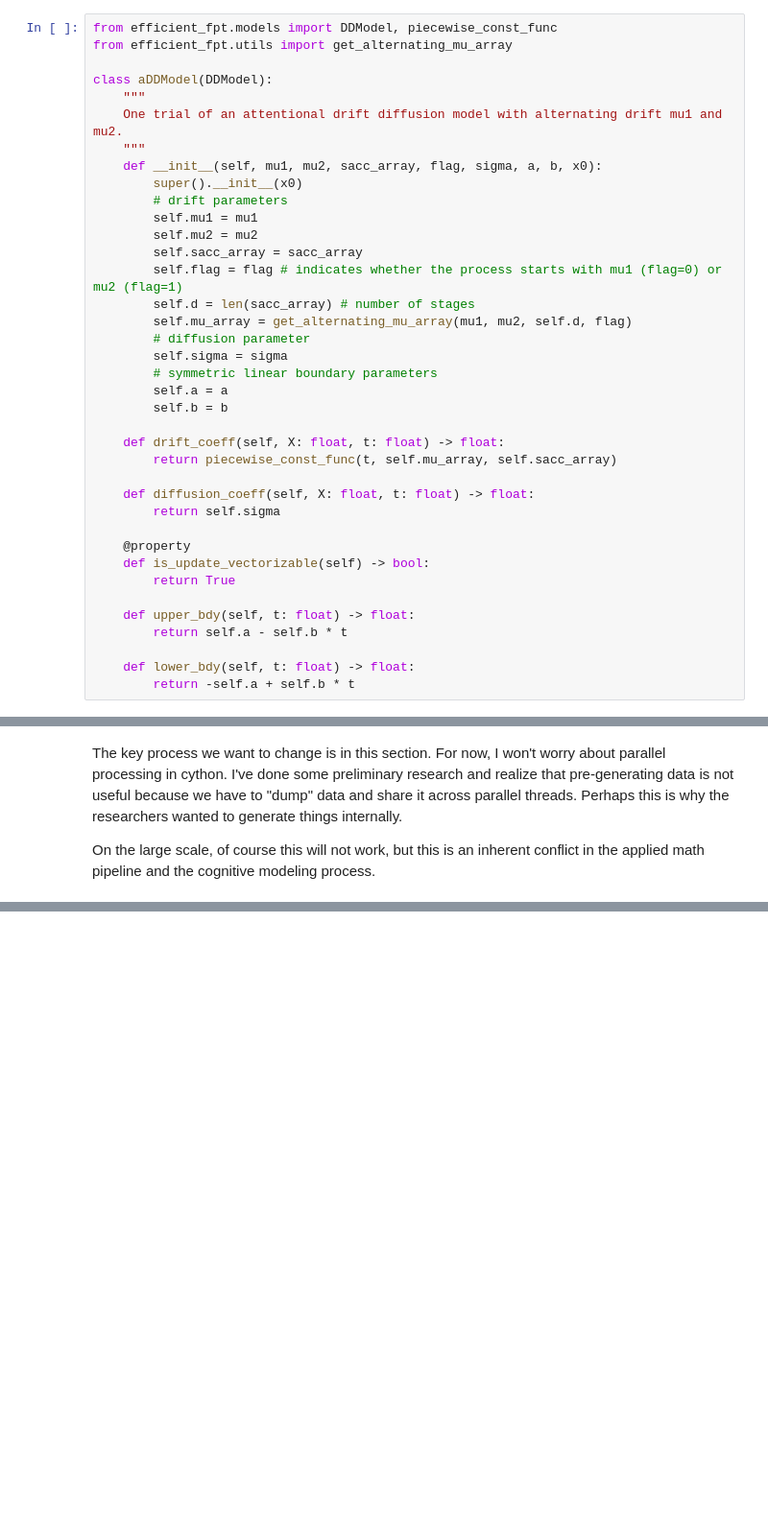
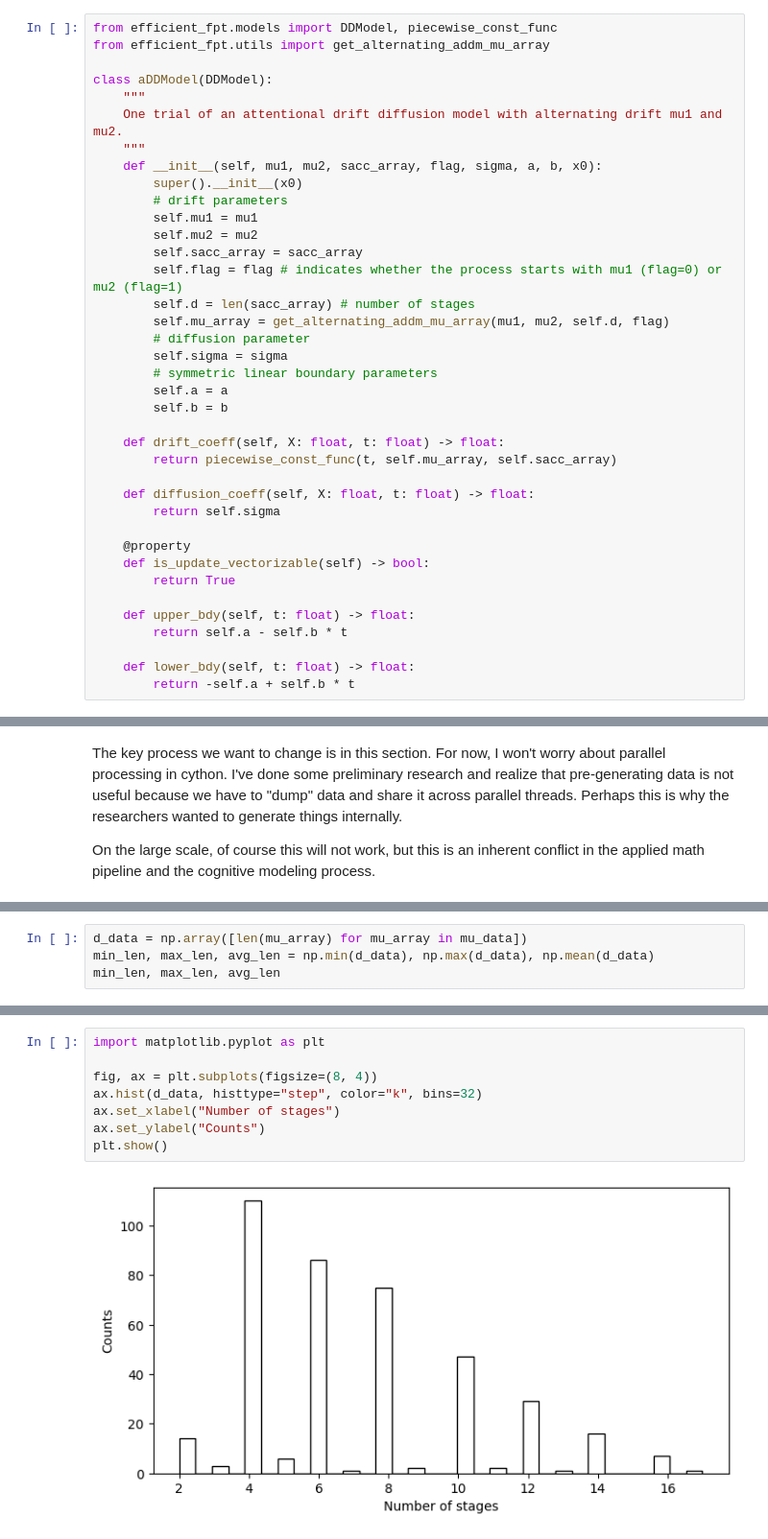
Before and after one commit to Hehesh/efficient-fpt, a Jupyter notebook: empirical_addm_gen_data.ipynb, the cells around one changed output, grey strips where cells are left out. Shown at 96% size. Saved outputs shown, nothing was run; the diff lists cells and outputs as text; blank space fills up the shorter version.

```diff
--- a/empirical_addm_gen_data.ipynb
+++ b/empirical_addm_gen_data.ipynb
@@ -133,7 +52,7 @@ df.loc[df['RT'] > 15000]
 ### Translating into efficient-fpt data generation
 # %%
 from efficient_fpt.models import DDModel, piecewise_const_func
-from efficient_fpt.utils import get_alternating_mu_array
+from efficient_fpt.utils import get_alternating_addm_mu_array
 
 class aDDModel(DDModel):
     """
@@ -147,7 +66,7 @@ class aDDModel(DDModel):
         self.sacc_array = sacc_array
         self.flag = flag # indicates whether the process starts with mu1 (flag=0) or mu2 (flag=1)
         self.d = len(sacc_array) # number of stages
-        self.mu_array = get_alternating_mu_array(mu1, mu2, self.d, flag)
+        self.mu_array = get_alternating_addm_mu_array(mu1, mu2, self.d, flag)
         # diffusion parameter
         self.sigma = sigma
         # symmetric linear boundary parameters
@@ -253,0 +222,4 @@ NameError: name 'cpu_count' is not defined
+# %%
+d_data = np.array([len(mu_array) for mu_array in mu_data])
+min_len, max_len, avg_len = np.min(d_data), np.max(d_data), np.mean(d_data)
+min_len, max_len, avg_len
@@ -253,0 +234,10 @@ NameError: name 'cpu_count' is not defined
+# %%
+import matplotlib.pyplot as plt
+
+fig, ax = plt.subplots(figsize=(8, 4))
+ax.hist(d_data, histtype="step", color="k", bins=32)
+ax.set_xlabel("Number of stages")
+ax.set_ylabel("Counts")
+plt.show()
+# %% [output]
+[figure, added]
```
Also changed, not shown: parts of 14 cells of this notebook, 5 other files.
